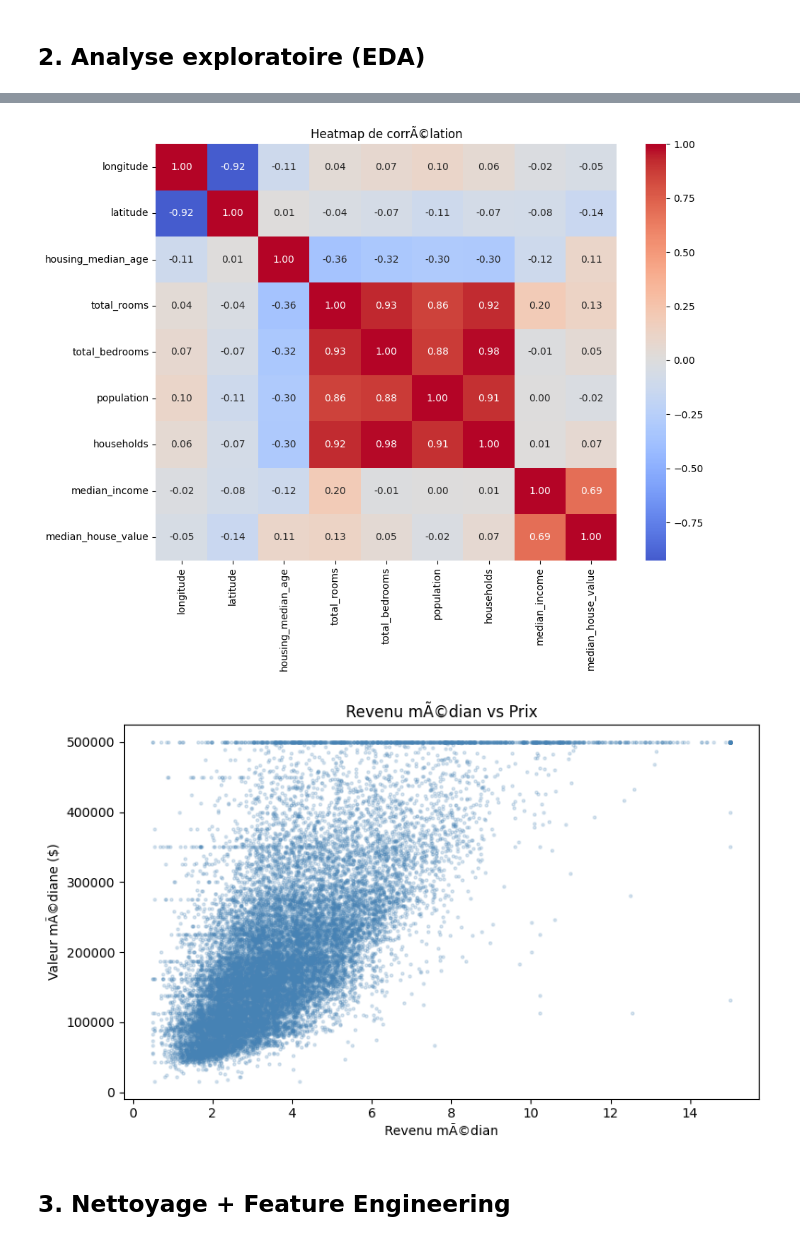
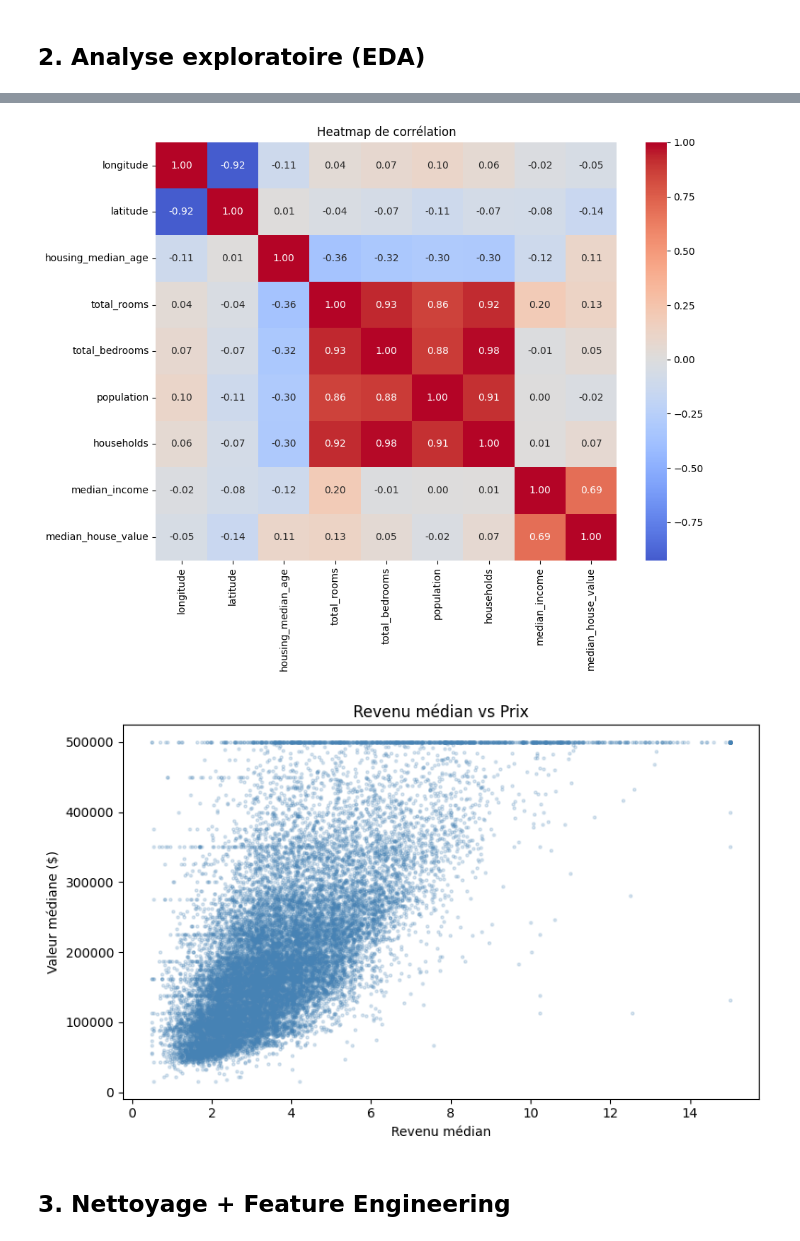
Before and after one commit to Marlin241/predict_price_house, a Jupyter notebook: notebook.ipynb, the cells around one changed output, grey strips where cells are left out. Drawn from its saved outputs; the diff is of its cells as text; code cells hidden in the pictures.

```diff
--- a/notebook.ipynb
+++ b/notebook.ipynb
@@ -72,29 +72,29 @@ plt.show()
 # %%
 numeric_cols = df.select_dtypes(include='number').columns
 fig, ax = plt.subplots(figsize=(10, 8))
 sns.heatmap(
     df[numeric_cols].corr(),
     annot=True,
     fmt='.2f',
     cmap='coolwarm',
     center=0,
     ax=ax
 )
-ax.set_title('Heatmap de corrÃ©lation')
+ax.set_title('Heatmap de corrélation')
 plt.tight_layout()
 plt.show()
 # %% [output]
-[figure, old version]
+[figure, new version]
 # %%
 fig, ax = plt.subplots(figsize=(8, 5))
 ax.scatter(df['median_income'], df['median_house_value'], alpha=0.2, s=5, color='steelblue')
-ax.set_xlabel('Revenu mÃ©dian')
-ax.set_ylabel('Valeur mÃ©diane ($)')
-ax.set_title('Revenu mÃ©dian vs Prix')
+ax.set_xlabel('Revenu médian')
+ax.set_ylabel('Valeur médiane ($)')
+ax.set_title('Revenu médian vs Prix')
 plt.tight_layout()
 plt.show()
 # %% [output]
-[figure, old version]
+[figure, new version]
 # %% [markdown]
 ## 3. Nettoyage + Feature Engineering
 # %%
```
Also changed, not shown: parts of 13 cells of this notebook, 2 other files.
